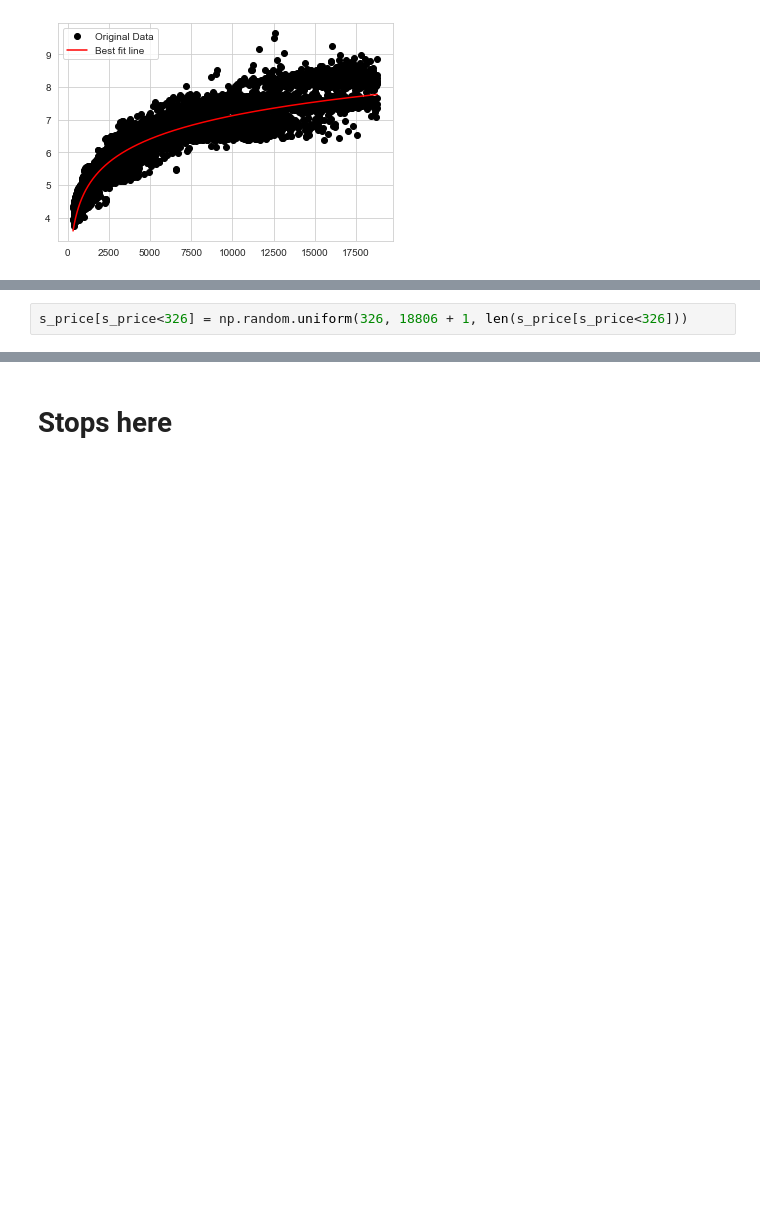
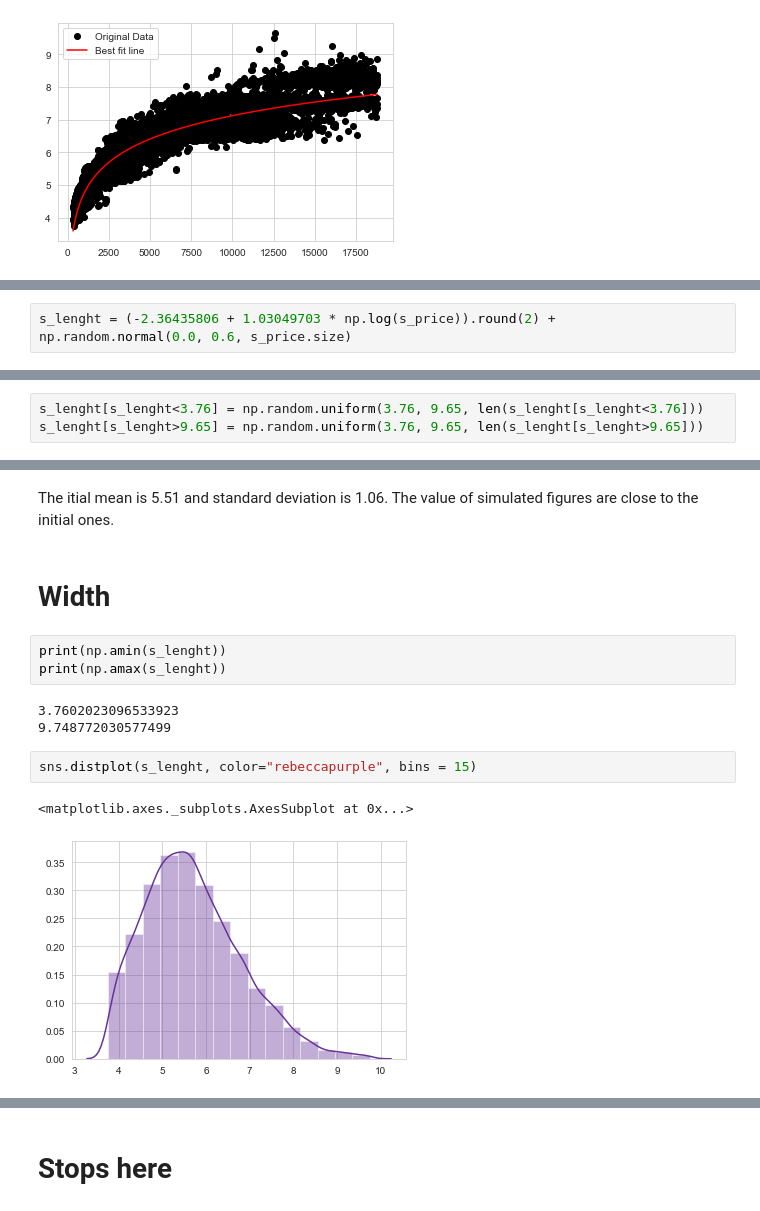
Before and after one commit to JuliaMal/ProgDA_Project2, a Jupyter notebook: Project2.ipynb, the cells around one changed output, grey strips where cells are left out. Cells and saved outputs as stored; diff of their text form; blank space fills up the shorter version.

Commit message:
Lenght simulation

```diff
--- a/Project2.ipynb
+++ b/Project2.ipynb
@@ -226,2 +189,0 @@ s_lenght[s_lenght<3.76] = np.random.uniform(3.76, 9.75, len(s_lenght[s_lenght<3.
-# %%
-s_price[s_price<326] = np.random.uniform(326, 18806 + 1, len(s_price[s_price<326]))
@@ -230,0 +192,2 @@ sns.distplot((s_price), color="rebeccapurple")
+# %%
+s_lenght = (-2.36435806 + 1.03049703 * np.log(s_price)).round(2) + np.random.normal(0.0, 0.6, s_price.size)
@@ -230,0 +220,3 @@ sns.distplot((s_price), color="rebeccapurple")
+# %%
+s_lenght[s_lenght<3.76] = np.random.uniform(3.76, 9.65, len(s_lenght[s_lenght<3.76]))
+s_lenght[s_lenght>9.65] = np.random.uniform(3.76, 9.65, len(s_lenght[s_lenght>9.65]))
@@ -230,0 +242,15 @@ sns.distplot((s_price), color="rebeccapurple")
+# %% [markdown]
+The itial mean is 5.51 and standard deviation is 1.06. The value of simulated figures are close to the initial ones.
+# %% [markdown]
+# Width
+# %%
+print(np.amin(s_lenght))
+print(np.amax(s_lenght))
+# %% [output]
+3.7602023096533923
+9.748772030577499
+# %%
+sns.distplot(s_lenght, color="rebeccapurple", bins = 15)
+# %% [output]
+<matplotlib.axes._subplots.AxesSubplot at 0x...>
+[figure, added]
```
Also changed, not shown: parts of 50 cells of this notebook, 1 other file.
